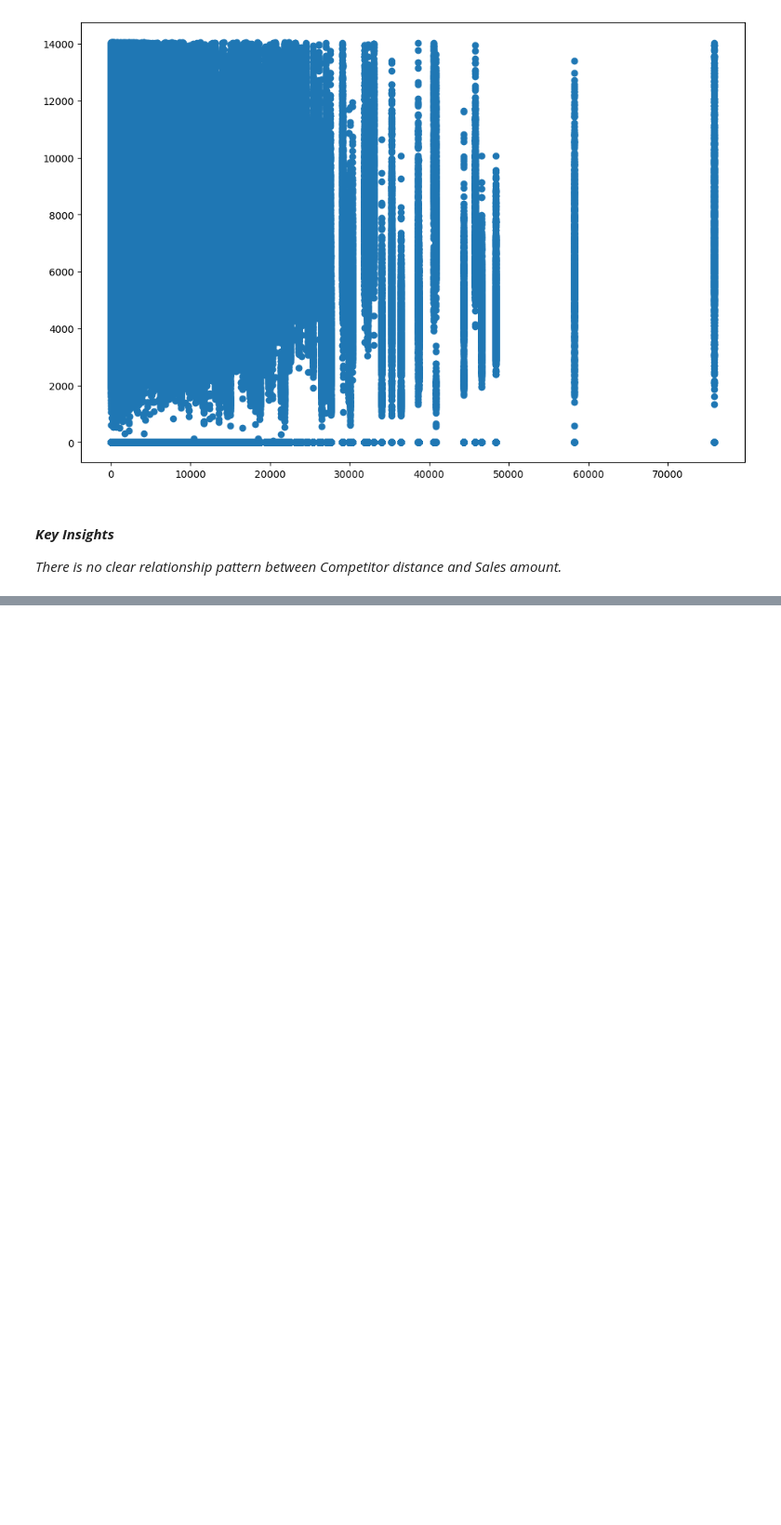
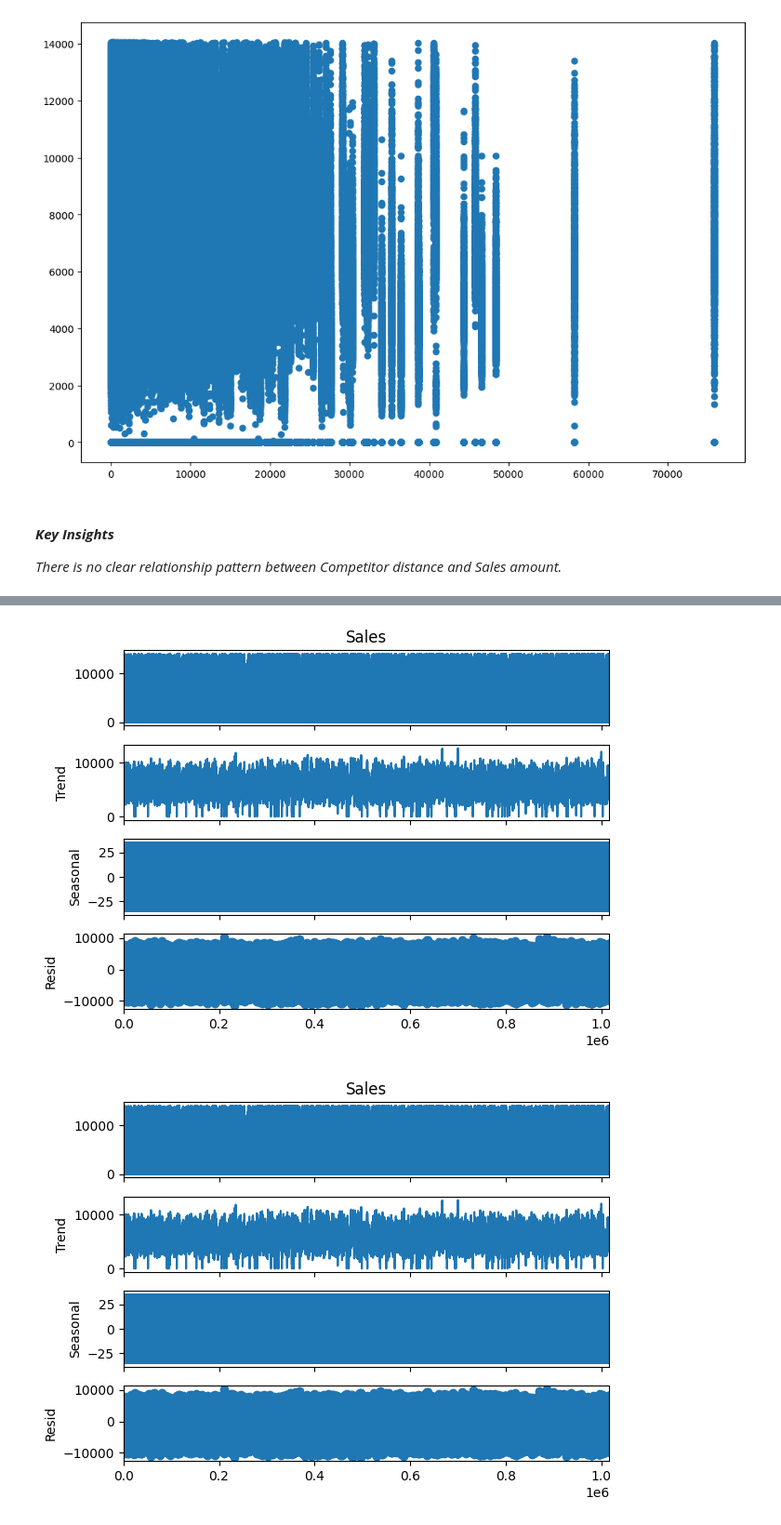
Before and after one commit to wastb/Sales-Predictive-Modelling, a Jupyter notebook: notebooks/data_exploration.ipynb, the cells around one changed output, grey strips where cells are left out. Shown at 93% size. Cells and saved outputs as stored; diff of their text form; code cells hidden in the pictures; blank space fills up the shorter version.

```diff
--- a/notebooks/data_exploration.ipynb
+++ b/notebooks/data_exploration.ipynb
@@ -550,0 +565,10 @@ plt.scatter(y=df_train_merged['Sales'], x=df_train_merged['CompetitionDistance']
+# %%
+from statsmodels.tsa.seasonal import seasonal_decompose
+
+# Assuming `df['Sales']` is your target series
+decomposed = seasonal_decompose(df_train_merged['Sales'], model='additive', period=12)
+# Visualize components
+decomposed.plot()
+# %% [output]
+[figure, added]
+[figure, added]
```
Also changed, not shown: parts of 17 cells of this notebook.
